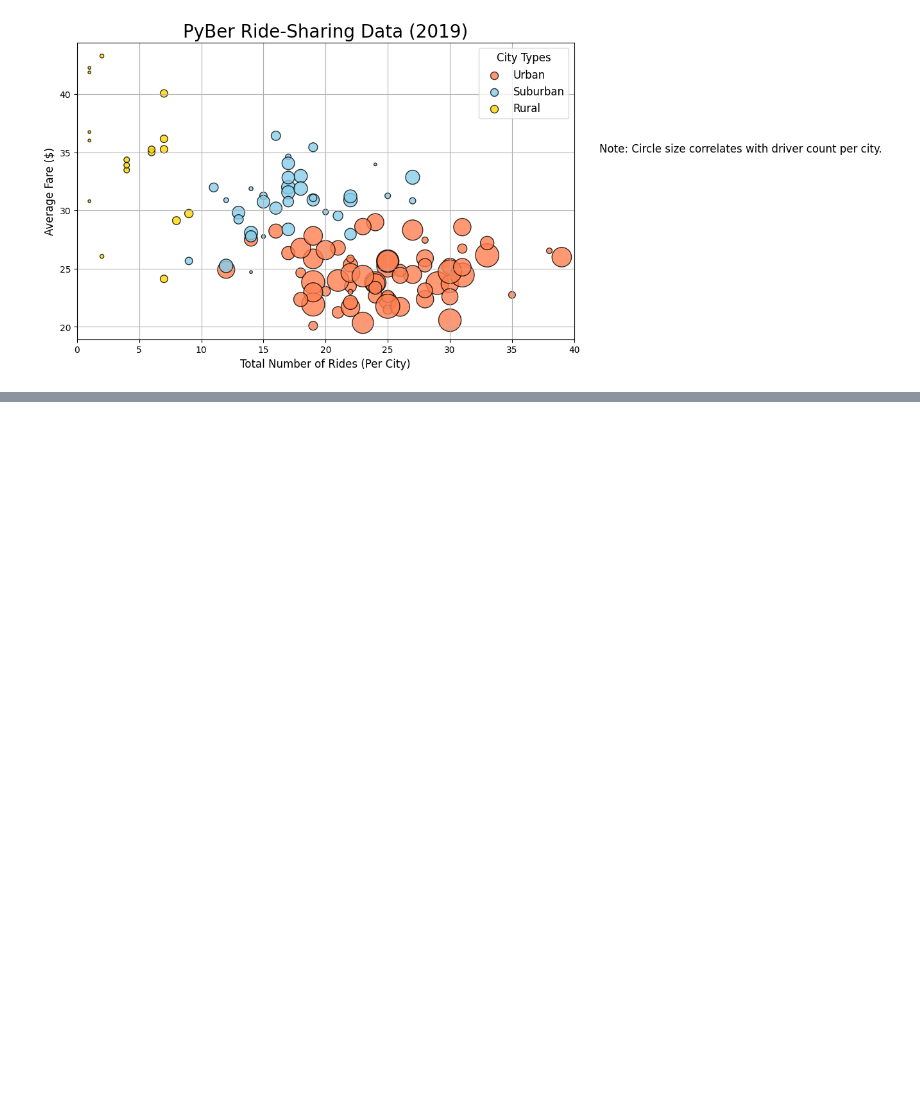
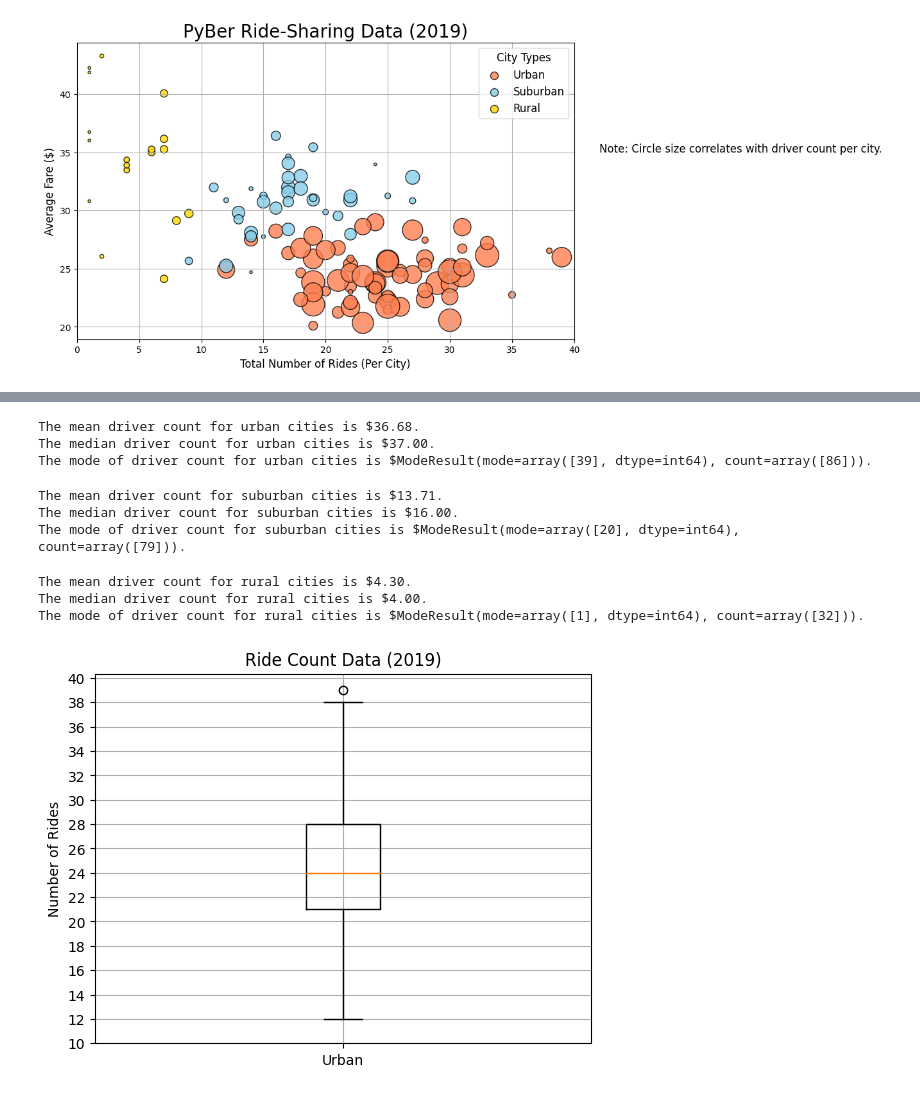
Before and after one commit to AThakor234/PyBer_Analysis, a Jupyter notebook: City_data and Ride_data.ipynb, the cells around one changed output, grey strips where cells are left out. Saved outputs shown, nothing was run; the diff lists cells and outputs as text; code cells hidden in the pictures; blank space fills up the shorter version.

```diff
--- a/City_data and Ride_data.ipynb
+++ b/City_data and Ride_data.ipynb
@@ -469,0 +737,50 @@ plt.show()
+# %%
+# Calculation the measure of central tendancy of Urban Cities
+urban_driver_mean = np.mean(urban_driver)
+print(f"The mean driver count for urban cities is ${urban_driver_mean:.2f}.")
+urban_driver_median= np.median(urban_driver)
+print(f"The median driver count for urban cities is ${urban_driver_median:.2f}.")
+urban_driver_mode = sts.mode(urban_driver)
+print(f"The mode of driver count for urban cities is ${urban_driver_mode}.")
+# %% [output]
+The mean driver count for urban cities is $36.68.
+The median driver count for urban cities is $37.00.
+The mode of driver count for urban cities is $ModeResult(mode=array([39], dtype=int64), count=array([86])).
+# %%
+# Calculation the measure of central tendancy of Suburban Cities
+suburban_driver_mean = np.mean(suburban_driver)
+print(f"The mean driver count for suburban cities is ${suburban_driver_mean:.2f}.")
+suburban_driver_median= np.median(suburban_driver)
+print(f"The median driver count for suburban cities is ${suburban_driver_median:.2f}.")
+suburban_driver_mode = sts.mode(suburban_driver)
+print(f"The mode of driver count for suburban cities is ${suburban_driver_mode}.")
+# %% [output]
+The mean driver count for suburban cities is $13.71.
+The median driver count for suburban cities is $16.00.
+The mode of driver count for suburban cities is $ModeResult(mode=array([20], dtype=int64), count=array([79])).
+# %%
+# Calculation the measure of central tendancy of Rural Cities
+rural_driver_mean = np.mean(rural_driver)
+print(f"The mean driver count for rural cities is ${rural_driver_mean:.2f}.")
+rural_driver_median= np.median(rural_driver)
+print(f"The median driver count for rural cities is ${rural_driver_median:.2f}.")
+rural_driver_mode = sts.mode(rural_driver)
+print(f"The mode of driver count for rural cities is ${rural_driver_mode}.")
+# %% [output]
+The mean driver count for rural cities is $4.30.
+The median driver count for rural cities is $4.00.
+The mode of driver count for rural cities is $ModeResult(mode=array([1], dtype=int64), count=array([32])).
+# %%
+# Ride Count
+# Creating Box and Whisker Plot for Urban Cities:
+x_label=["Urban"]
+fig,ax=plt.subplots()
+ax.boxplot(urban_ride_count,labels=x_label)
+# Add title
+ax.set_title("Ride Count Data (2019)")
+ax.set_ylabel("Number of Rides")
+ax.set_yticks(np.arange(10,41,step=2.0))
+ax.grid()
+plt.show()
+# %% [output]
+[figure, added]
```
Also changed, not shown: parts of 38 cells of this notebook.
